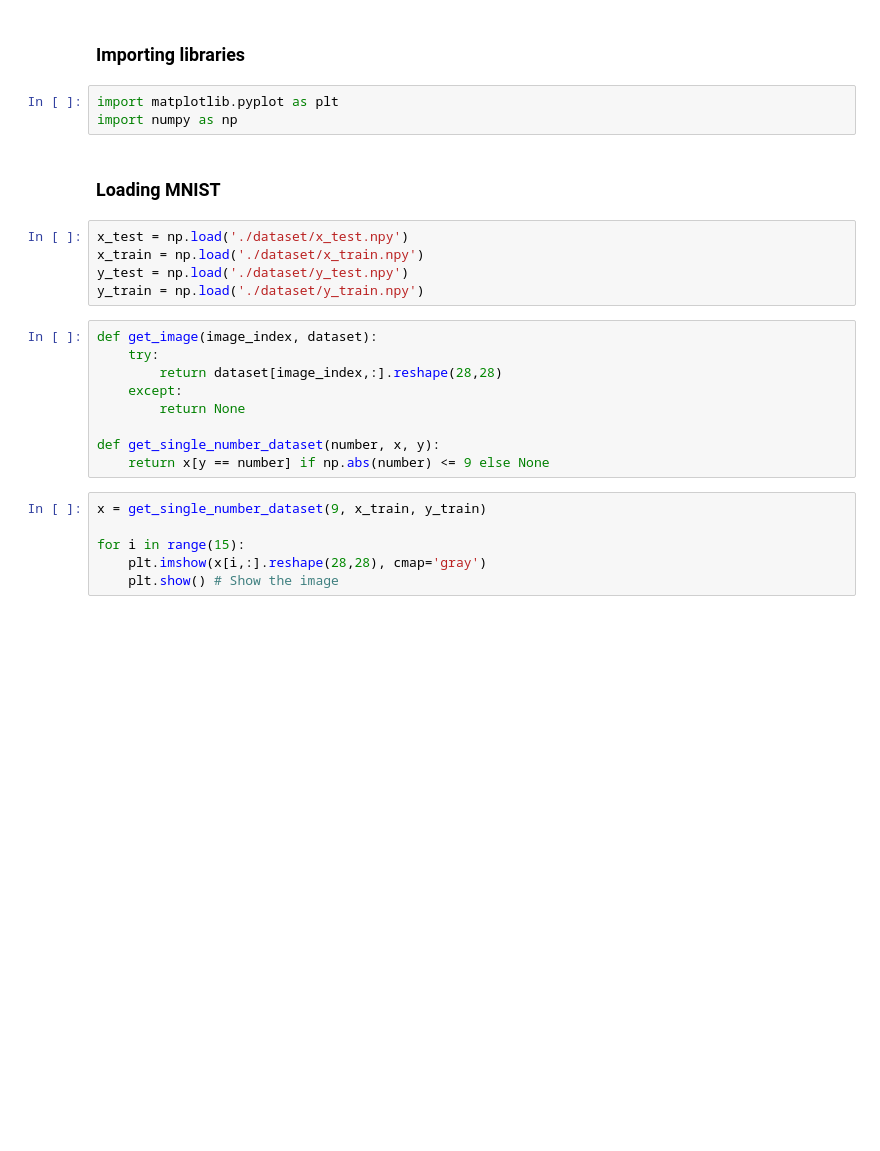
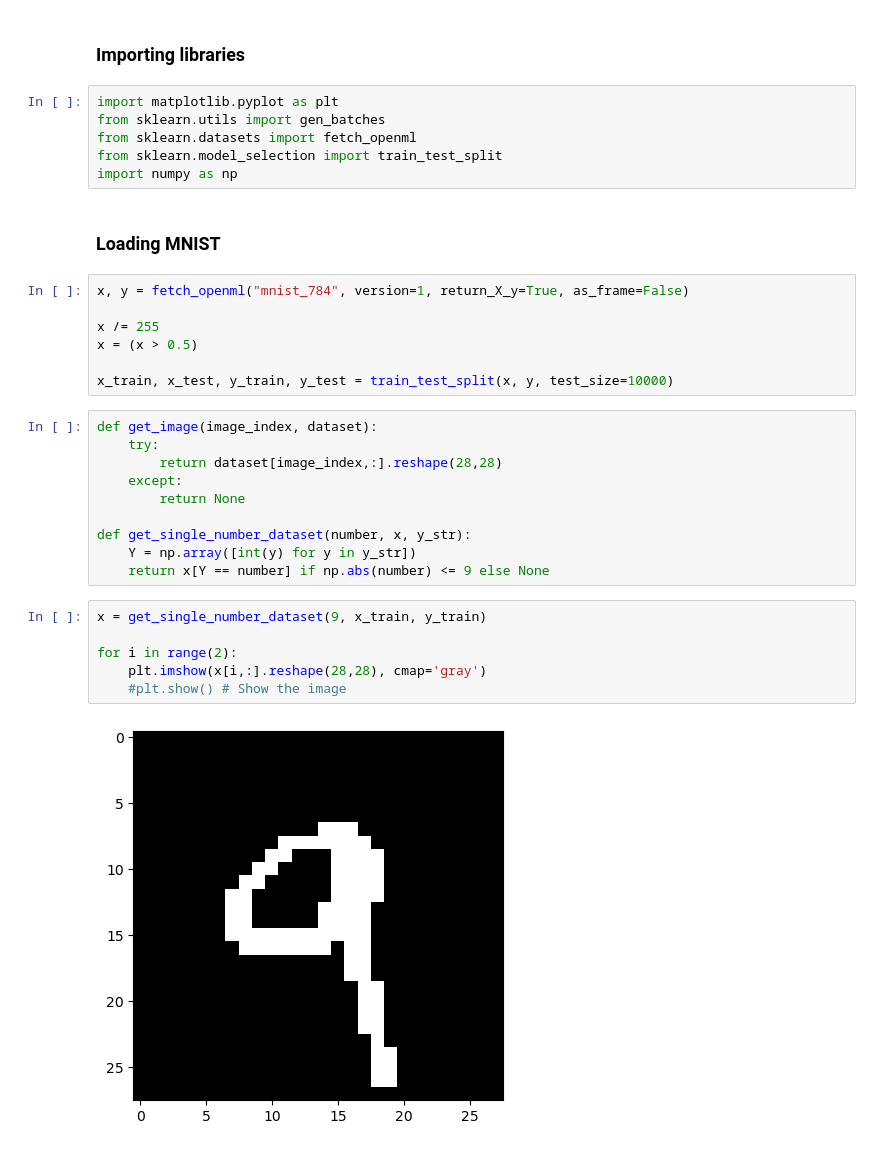
Before and after one commit to alessandrocubic/ispr_midterms2023, a Jupyter notebook: midterm2/assignment3.ipynb, the cells around one changed output. Cells and saved outputs as stored; diff of their text form; blank space fills up the shorter version.

```diff
--- a/midterm2/assignment3.ipynb
+++ b/midterm2/assignment3.ipynb
@@ -13,14 +13,19 @@ Implement from scratch an RBM and apply it to DSET3. The RBM should be implement
 ### Importing libraries
 # %%
 import matplotlib.pyplot as plt
+from sklearn.utils import gen_batches
+from sklearn.datasets import fetch_openml
+from sklearn.model_selection import train_test_split
 import numpy as np
 # %% [markdown]
 ### Loading MNIST
-# %%
-x_test = np.load('./dataset/x_test.npy')
-x_train = np.load('./dataset/x_train.npy')
-y_test = np.load('./dataset/y_test.npy')
-y_train = np.load('./dataset/y_train.npy')
+# %%
+x, y = fetch_openml("mnist_784", version=1, return_X_y=True, as_frame=False)
+
+x /= 255
+x = (x > 0.5)
+
+x_train, x_test, y_train, y_test = train_test_split(x, y, test_size=10000)
 # %%
 def get_image(image_index, dataset):
     try:
@@ -28,11 +33,14 @@ def get_image(image_index, dataset):
     except:
         return None
 
-def get_single_number_dataset(number, x, y):
-    return x[y == number] if np.abs(number) <= 9 else None
+def get_single_number_dataset(number, x, y_str):
+    Y = np.array([int(y) for y in y_str])
+    return x[Y == number] if np.abs(number) <= 9 else None
 # %%
 x = get_single_number_dataset(9, x_train, y_train)
 
-for i in range(15):
+for i in range(2):
     plt.imshow(x[i,:].reshape(28,28), cmap='gray')
-    plt.show() # Show the image
+    #plt.show() # Show the image
+# %% [output]
+[figure, added]
```
Also changed, not shown: parts of 17 cells of this notebook.
